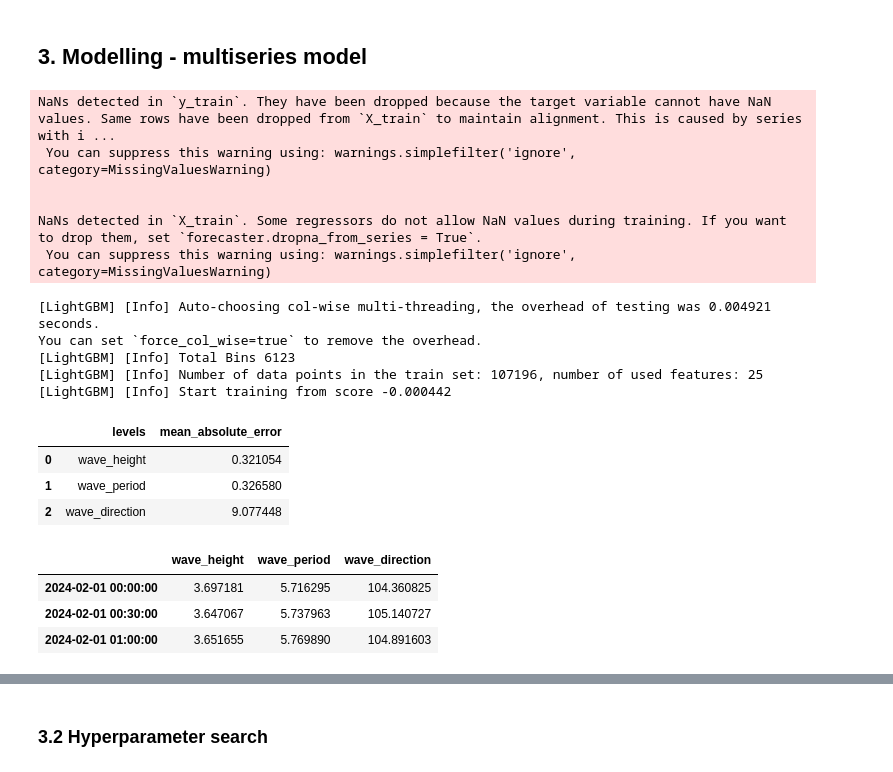
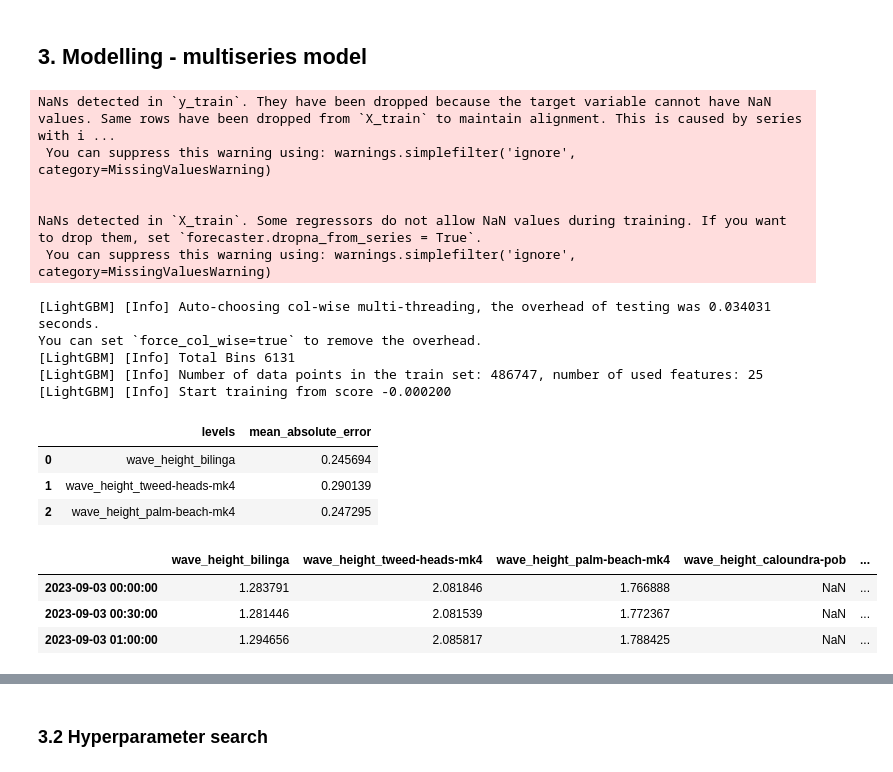
Before and after one commit to AlvaroCorrales/wave-height-app, a Jupyter notebook: Notebooks/Queensland/Modelling tests - Multiseries - QLD.ipynb, the cells around one changed output, grey strips where cells are left out. Drawn from its saved outputs; the diff is of its cells as text; code cells hidden in the pictures.

```diff
--- a/Notebooks/Queensland/Modelling tests - Multiseries - QLD.ipynb
+++ b/Notebooks/Queensland/Modelling tests - Multiseries - QLD.ipynb
@@ -69,8 +69,8 @@ df.tail()
 one_month = (-1)*30*48 # One month
 two_months = (-1)*60*48 # Two months
 
-end_val = two_months
-end_train = end_val + two_months
+end_val = two_months + two_months
+end_train = end_val + two_months + two_months
 
 df_train = df.iloc[:end_train].copy()
 df_val = df.iloc[end_train:end_val].copy()
@@ -88,50 +88,46 @@ Test dates       : 2024-06-02 00:00:00 --- 2024-07-31 23:30:00  (n=2880)
 # %%
 # Train and backtest a model for all items: ForecasterAutoregMultiSeries
 # ======================================================================================
-items = list(df_target.columns)
+items = list(df.columns)
 
 # Define forecaster
 forecaster_ms = ForecasterAutoregMultiSeries(
                     regressor          = LGBMRegressor(random_state=42),
                     lags               = 24,
                     encoding           = 'ordinal'
                   #   transformer_series = {'wave_direction':SineCosineEncoder()}
                 )
 # Backtesting forecaster for all items
 multi_series_mae, predictions_ms = backtesting_forecaster_multiseries(
                                        forecaster            = forecaster_ms,
-                                       series                = df_target,
+                                       series                = df,
                                        levels                = None,
                                        steps                 = 24,
                                        metric                = 'mean_absolute_error',
                                     #    add_aggregated_metric = False,
                                        initial_train_size    = len(df_train) + len(df_val),
                                        refit                 = False,
                                        fixed_train_size      = False,
                                        verbose               = False,
                                        show_progress         = True
                                     )
-# Results
-display(multi_series_mae.head(3))
-print('')
-display(predictions_ms.head(3))
 # %% [output]
 NaNs detected in `y_train`. They have been dropped because the target variable cannot have NaN values. Same rows have been dropped from `X_train` to maintain alignment. This is caused by series with i ...
  You can suppress this warning using: warnings.simplefilter('ignore', category=MissingValuesWarning)
 
 
 NaNs detected in `X_train`. Some regressors do not allow NaN values during training. If you want to drop them, set `forecaster.dropna_from_series = True`.
  You can suppress this warning using: warnings.simplefilter('ignore', category=MissingValuesWarning)
-[LightGBM] [Info] Auto-choosing col-wise multi-threading, the overhead of testing was 0.004921 seconds.
+[LightGBM] [Info] Auto-choosing col-wise multi-threading, the overhead of testing was 0.034031 seconds.
 You can set `force_col_wise=true` to remove the overhead.
-[LightGBM] [Info] Total Bins 6123
-[LightGBM] [Info] Number of data points in the train set: 107196, number of used features: 25
-[LightGBM] [Info] Start training from score -0.000442
+[LightGBM] [Info] Total Bins 6131
+[LightGBM] [Info] Number of data points in the train set: 486747, number of used features: 25
+[LightGBM] [Info] Start training from score -0.000200
 |  | levels | mean_absolute_error |
-| 0 | wave_height | 0.321054 |
-| 1 | wave_period | 0.326580 |
-| 2 | wave_direction | 9.077448 |
+| 0 | wave_height_bilinga | 0.245694 |
+| 1 | wave_height_tweed-heads-mk4 | 0.290139 |
+| 2 | wave_height_palm-beach-mk4 | 0.247295 |
-|  | wave_height | wave_period | wave_direction |
-| 2024-02-01 00:00:00 | 3.697181 | 5.716295 | 104.360825 |
-| 2024-02-01 00:30:00 | 3.647067 | 5.737963 | 105.140727 |
-| 2024-02-01 01:00:00 | 3.651655 | 5.769890 | 104.891603 |
+|  | wave_height_bilinga | wave_height_tweed-heads-mk4 | wave_height_palm-beach-mk4 | wave_height_caloundra-pob | ... |
+| 2023-09-03 00:00:00 | 1.283791 | 2.081846 | 1.766888 | NaN | ... |
+| 2023-09-03 00:30:00 | 1.281446 | 2.081539 | 1.772367 | NaN | ... |
+| 2023-09-03 01:00:00 | 1.294656 | 2.085817 | 1.788425 | NaN | ... |
```
Also changed, not shown: parts of 7 cells of this notebook.
